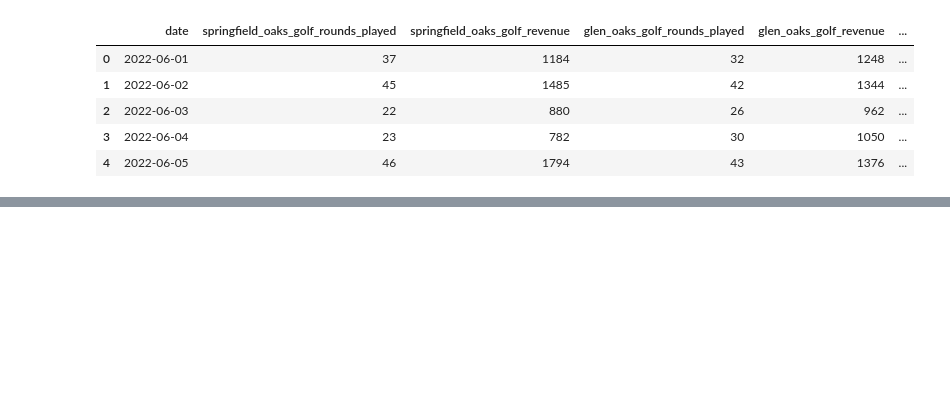
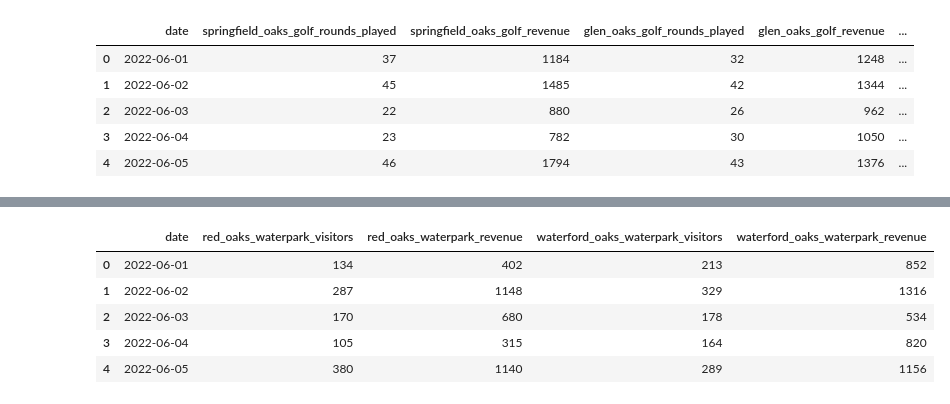
Before and after one commit to tynardone/ocpr-data-viz, a Jupyter notebook: notebooks/data-cleaning.ipynb, the cells around one changed output, grey strips where cells are left out. Drawn from its saved outputs; the diff is of its cells as text; code cells hidden in the pictures; blank space fills up the shorter version.

```diff
--- a/notebooks/1-data-cleaning.ipynb
+++ b/notebooks/data-cleaning.ipynb
@@ -152,0 +110,9 @@ parks_data_kpi.head()
+# %%
+waterpark.head()
+# %% [output]
+|  | date | red_oaks_waterpark_visitors | red_oaks_waterpark_revenue | waterford_oaks_waterpark_visitors | waterford_oaks_waterpark_revenue |
+| 0 | 2022-06-01 | 134 | 402 | 213 | 852 |
+| 1 | 2022-06-02 | 287 | 1148 | 329 | 1316 |
+| 2 | 2022-06-03 | 170 | 680 | 178 | 534 |
+| 3 | 2022-06-04 | 105 | 315 | 164 | 820 |
+| 4 | 2022-06-05 | 380 | 1140 | 289 | 1156 |
```
Also changed, not shown: parts of 17 cells of this notebook, 13 other files.
